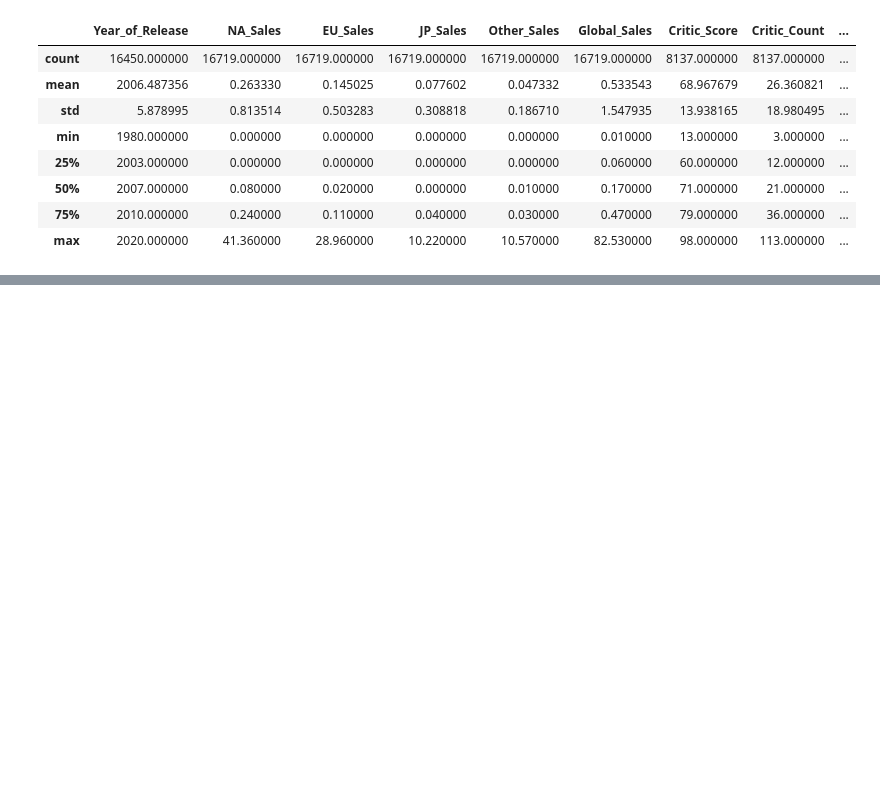
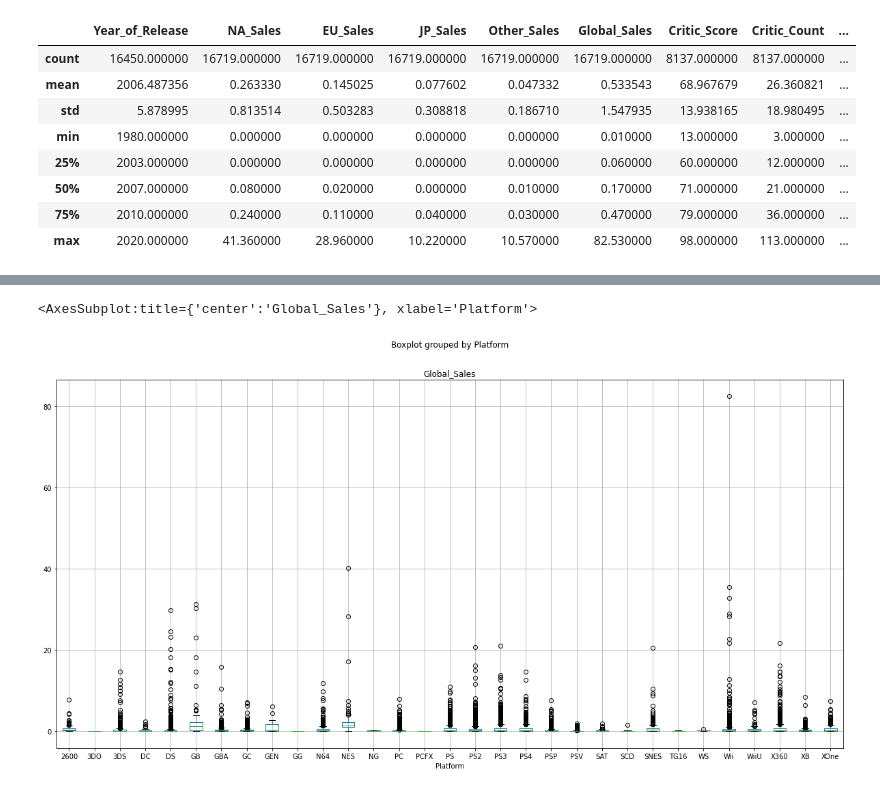
Before and after one commit to Thien-Nguyen-Git/Video-Games, a Jupyter notebook: GamePhase2.ipynb, the cells around one changed output, grey strips where cells are left out. Saved outputs shown, nothing was run; the diff lists cells and outputs as text; code cells hidden in the pictures; blank space fills up the shorter version.

```diff
--- a/GamePhase2.ipynb
+++ b/GamePhase2.ipynb
@@ -119,4 +133,10 @@ sales_data_Other = df.groupby('Year_of_Release')['Other_Sales'].sum()
 # %%
 # 12.Plot the Sales in all regions as per Platform , you need to create a boxplot for that which will show the distribution of sales as per platform
+
+# Sales data has many outliers, making the Boxplot difficult accurately graph the sales
+df.boxplot(column='Global_Sales',by='Platform',figsize=(20,10))
+# %% [output]
+<AxesSubplot:title={'center':'Global_Sales'}, xlabel='Platform'>
+[figure, added]
 # %%
 # 13.Find out which Genre games are sold in highest numbers (create a countplot of seaborn which could do that)
```
Also changed, not shown: parts of 5 cells of this notebook.
